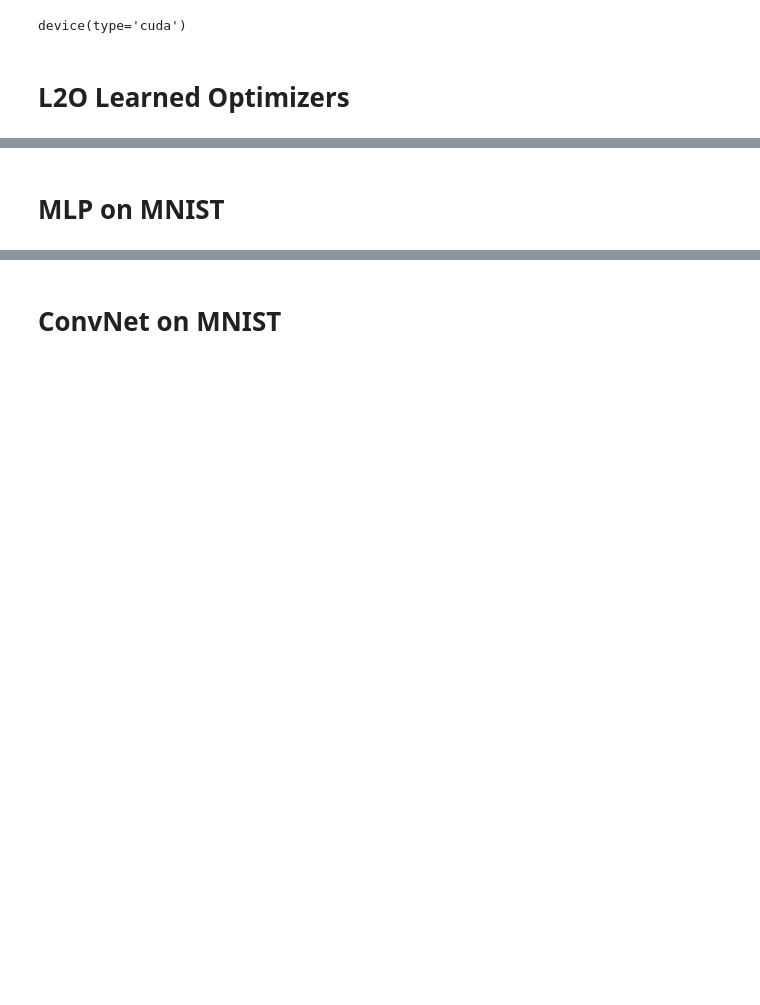
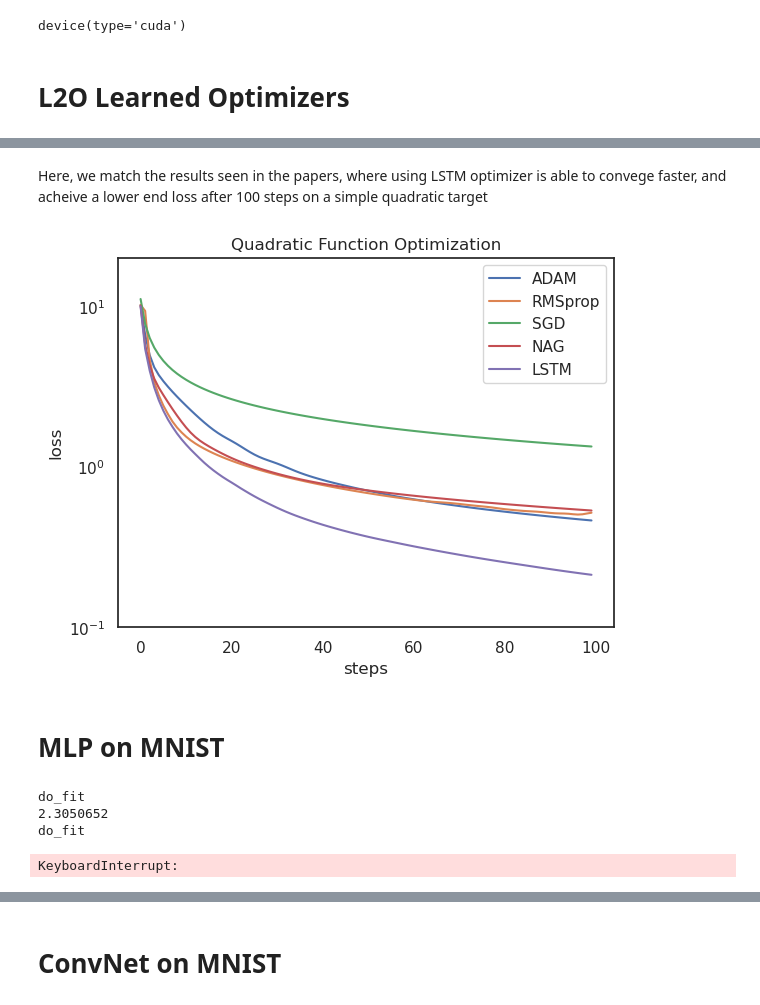
Before and after one commit to dadur604/learning-to-optimize, a Jupyter notebook: 260C_Final_Project_L2O.ipynb, the cells around one changed output, grey strips where cells are left out. Drawn from its saved outputs; the diff is of its cells as text; code cells hidden in the pictures; blank space fills up the shorter version.

Commit message:
Updated notebook for Quadratic targets

```diff
--- a/260C_Final_Project_L2O.ipynb
+++ b/260C_Final_Project_L2O.ipynb
@@ -83,6 +92,8 @@ def detach_var(v):
     var.retain_grad()
     return var
 # %%
+# Main method to fit a learned optimizer. Source code based from [1]
+
 @cache.cache
 def fit_optimizer(target_cls, target_to_opt, preproc=False, unroll=20, optim_it=100, n_epochs=20, n_tests=100, lr=0.001, out_mul=1.0):
     # L2O Optimizer Network
@@ -96,7 +107,7 @@ def fit_optimizer(target_cls, target_to_opt, preproc=False, unroll=20, optim_it=
     for _ in tqdm(range(n_epochs), 'epochs'):
         for _ in tqdm(range(20), 'iterations'):
             do_fit(opt_net, meta_opt, target_cls, target_to_opt, unroll, optim_it, n_epochs, out_mul, should_train=True)
-            torch.cuda.empty_cache() # CHECK THIS
+            # torch.cuda.empty_cache() # CHECK THIS
 
         loss = (np.mean([
             np.sum(do_fit(opt_net, meta_opt, target_cls, target_to_opt, unroll, optim_it, n_epochs, out_mul, should_train=False))
@@ -259,9 +229,9 @@ class QuadOptimizee(nn.Module):
         return [('theta', self.theta)]
 # %%
 # for lr in tqdm([1.0, 0.3, 0.1, 0.03, 0.01, 0.003, 0.001, 0.0003, 0.0001, 0.00003, 0.00001], 'all'):
-for lr in tqdm([0.003]):
-    print('Trying lr:', lr)
-    print(fit_optimizer(QuadraticTarget, QuadOptimizee, lr=lr)[0])
+# for lr in tqdm([0.003]):
+#     print('Trying lr:', lr)
+#     print(fit_optimizer(QuadraticTarget, QuadOptimizee, lr=lr)[0])
 
 loss, quad_optimizer = fit_optimizer(QuadraticTarget, QuadOptimizee, lr=0.003, n_epochs=100)
 print(loss)
@@ -305,21 +295,27 @@ QUAD_LRS = [0.1, 0.03, 0.01, 0.01]
 fit_data = np.zeros((100, 100, len(OPT_NAMES) + 1))
 for i, ((opt, extra_kwargs), lr) in enumerate(zip(NORMAL_OPTS, QUAD_LRS)):
     np.random.seed(0)
-    fit_data[:, :, i] = np.array(fit_normal(QuadraticLoss, QuadOptimizee, opt, lr=lr, **extra_kwargs))
+    fit_data[:, :, i] = np.array(fit_normal(QuadraticTarget, QuadOptimizee, opt, lr=lr, **extra_kwargs))
 
 opt = Optimizer_Grad().to(device)
 opt.load_state_dict(quad_optimizer)
 np.random.seed(0)
-fit_data[:, :, len(OPT_NAMES)] = np.array([do_fit(opt, None, QuadraticLoss, QuadOptimizee, 1, 100, 100, out_mul=1.0, should_train=False) for _ in range(100)])
+fit_data[:, :, len(OPT_NAMES)] = np.array([do_fit(opt, None, QuadraticTarget, QuadOptimizee, 1, 100, 100, out_mul=1.0, should_train=False) for _ in range(100)])
+# %% [markdown]
+Here, we match the results seen in the papers, where using LSTM optimizer is able to convege faster, and acheive a lower end loss after 100 steps on a simple quadratic target
 # %%
 fit_data_est = np.mean(fit_data, axis=0)
 plt.plot(fit_data_est[:, :], label=OPT_NAMES + ['LSTM'])
+
 plt.yscale('log')
 plt.xlabel('steps')
 plt.ylabel('loss')
-plt.title('Quadratic functions')
+plt.ylim(1e-1, 2e1)
+plt.title('Quadratic Function Optimization')
 plt.legend()
 plt.show()
+# %% [output]
+[figure, added]
 # %% [markdown]
 # MLP on MNIST
 # %%
@@ -408,3 +404,8 @@ for i, ((opt, extra_kwargs), lr) in enumerate(zip(NORMAL_OPTS, QUAD_LRS)):
 # %%
 loss, mnist_optimizer = fit_optimizer(MNISTTarget, MNISTNet, lr=0.01, n_epochs=20, n_tests=20, preproc=True, out_mul=0.1)
 print(loss)
+# %% [output]
+do_fit
+2.3050652
+do_fit
+KeyboardInterrupt:
```
Also changed, not shown: parts of 22 cells of this notebook.
